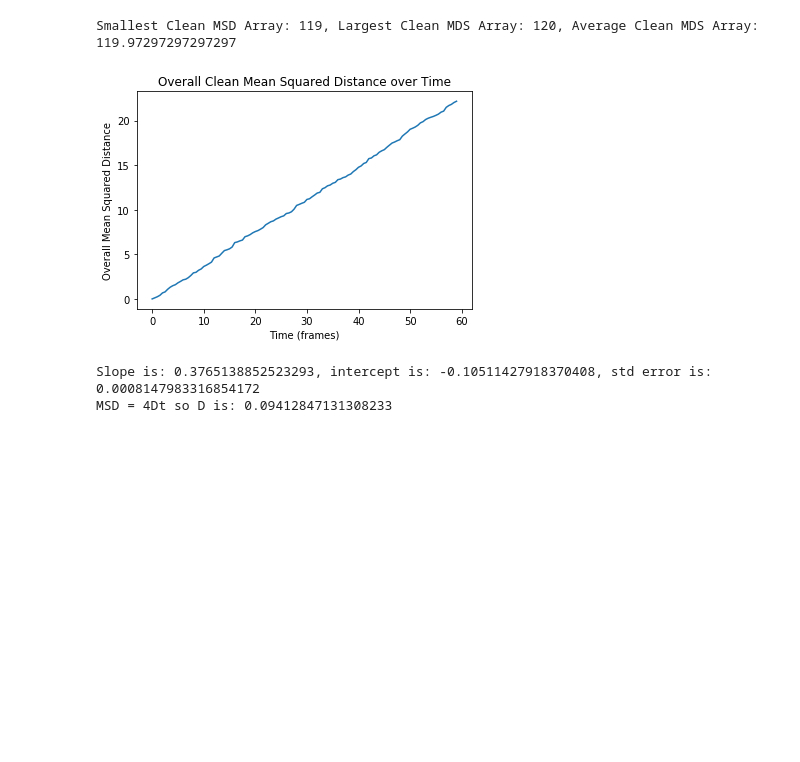
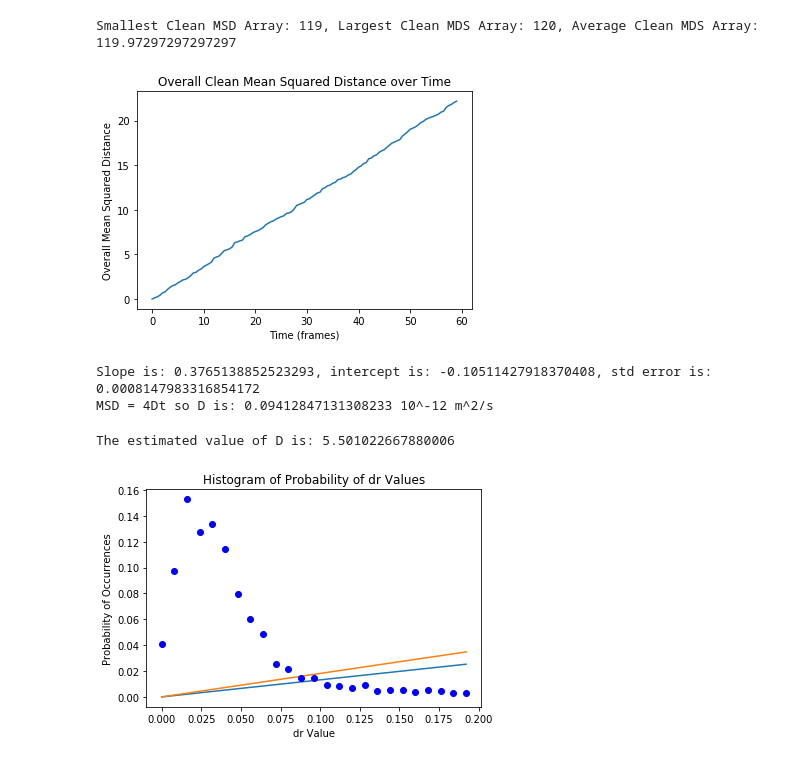
Before and after one commit to amanb2000/PHY293_Labs, a Jupyter notebook: lab02/Notebooks/processing-1.ipynb, the cells around one changed output. Saved outputs shown, nothing was run; the diff lists cells and outputs as text; code cells hidden in the pictures; blank space fills up the shorter version.

```diff
--- a/lab02/Notebooks/processing-1.ipynb
+++ b/lab02/Notebooks/processing-1.ipynb
@@ -216,8 +235,7 @@ for i in range(0, smallest):
 Smallest Clean MSD Array: 119, Largest Clean MDS Array: 120, Average Clean MDS Array: 119.97297297297297
 # %%
 # Running linear regression on the overall mean squared distance vs. time
-times = list(range(0, 119))
-times_with_1 = list(range(0, 119))
+times = list(range(0, smallest))
 
 for i in range(0, len(times)):
     times[i] = times[i]/2
@@ -232,11 +250,63 @@ plt.show()
 slope, intercept, r_value, p_value, std_err = scipy.stats.linregress(times, msd_avg)
 
 print('Slope is: {}, intercept is: {}, std error is: {}'.format(slope, intercept, std_err))
-print('MSD = 4Dt so D is: {}'.format(slope/4))
+print('MSD = 4Dt so D is: {} 10^-12 m^2/s'.format(slope/4))
 # %% [output]
 [figure]
 Slope is: 0.3765138852523293, intercept is: -0.10511427918370408, std error is: 0.0008147983316854172
-MSD = 4Dt so D is: 0.09412847131308233
+MSD = 4Dt so D is: 0.09412847131308233 10^-12 m^2/s
+# %%
+'''
+This cell will calculate 2Dt_est based on the maximum liklihood formula.
+'''
+D2t_est = 0;
+N = len(msd_avg)
+
+for i in msd_avg:
+    D2t_est += i
+
+D2t_est /= 2*N
+# D2t_est is actually D because the time value is 0.5, which cancels the coefficient 2.
+print('The estimated value of D is: {}'.format(D2t_est))
+# %% [output]
+The estimated value of D is: 5.501022667880006
+# %%
+'''
+This cell will plot the function P(r; t) with t = 0.5 (for the step size) where D is
+    1. D2t_est (from maximum liklihood formula)
+    2. slope/4 (from lienar fit of MSD over time)
+    3. D_est_1_opt (from direct curve fitting exercise)
+'''
+
+max_num_occ = max(values)
+
+drs = bins[:-1]
+
+P_max_likelihood = []
+P_linear_fit = []
+P_curve_fit = []
+
+def P(r, D): # Probability density function P
+    t = 0.5 # Final time value we are predicting (length of one frame)
+    return ( (r/(2*D*t))*(np.exp(-(r**2)/(4*D*t))) )
+
+for i in drs:
+    P_max_likelihood += [P(i, D2t_est)]
+    P_linear_fit += [P(i, slope/4)]
+    P_curve_fit += [P(i, D_est_1_opt)]
+
+plt.plot(drs, P_curve_fit)
+# plt.plot(drs, P_linear_fit)
+plt.plot(drs, P_max_likelihood)
+
+
+plt.plot(bins[:-1], p_values, 'bo')
+plt.ylabel('Probability of Occurrences')
+plt.xlabel('dr Value')
+plt.title('Histogram of Probability of dr Values')
+plt.show()
+# %% [output]
+[figure, added]
 # %%
 # Theoretical Plot for Figure 1 simulating a random walk of a particle in nDimensions
 # playing around with seed for an "ideal" plot
```
Also changed, not shown: parts of 4 cells of this notebook, 2 other files.
